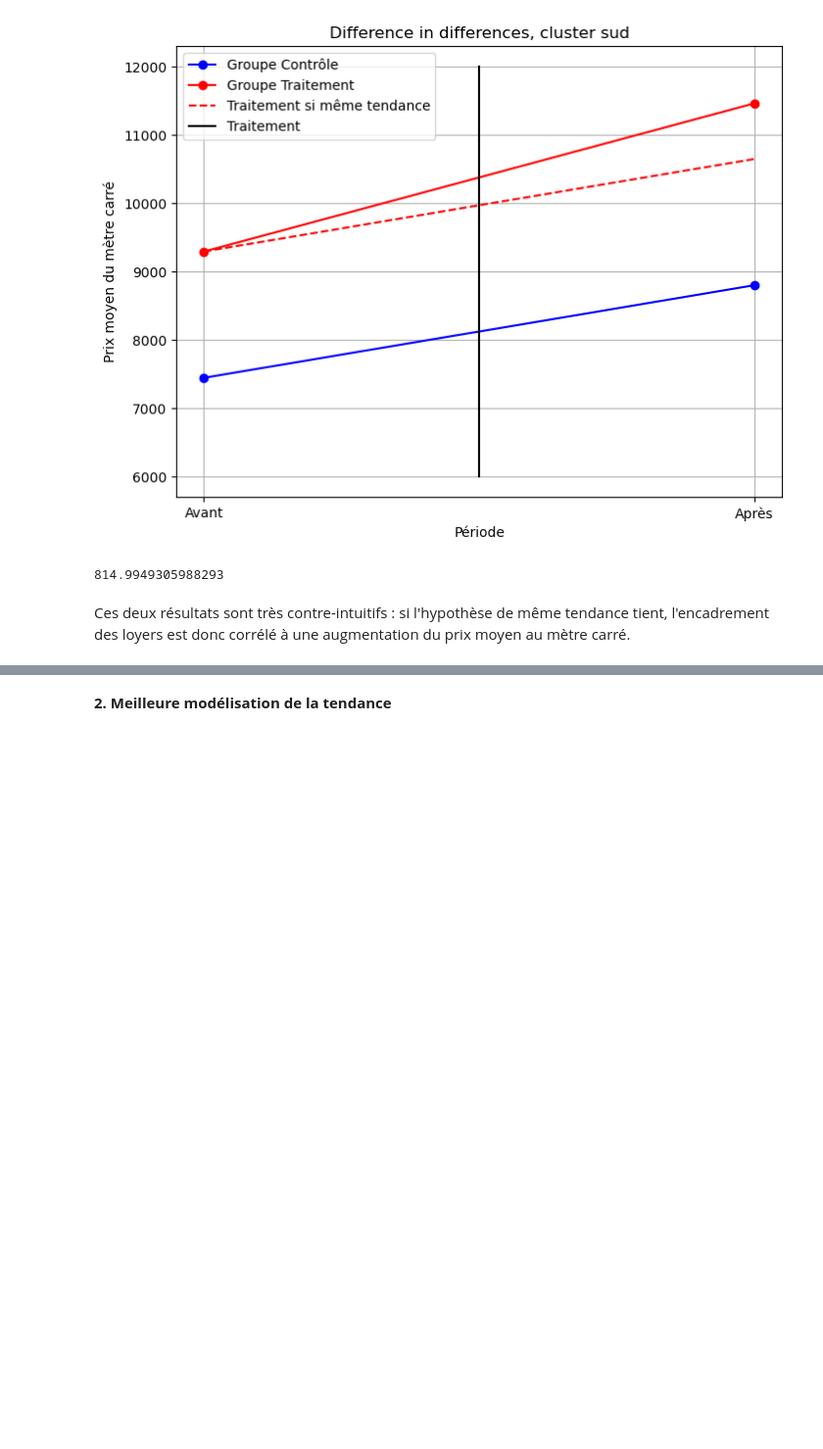
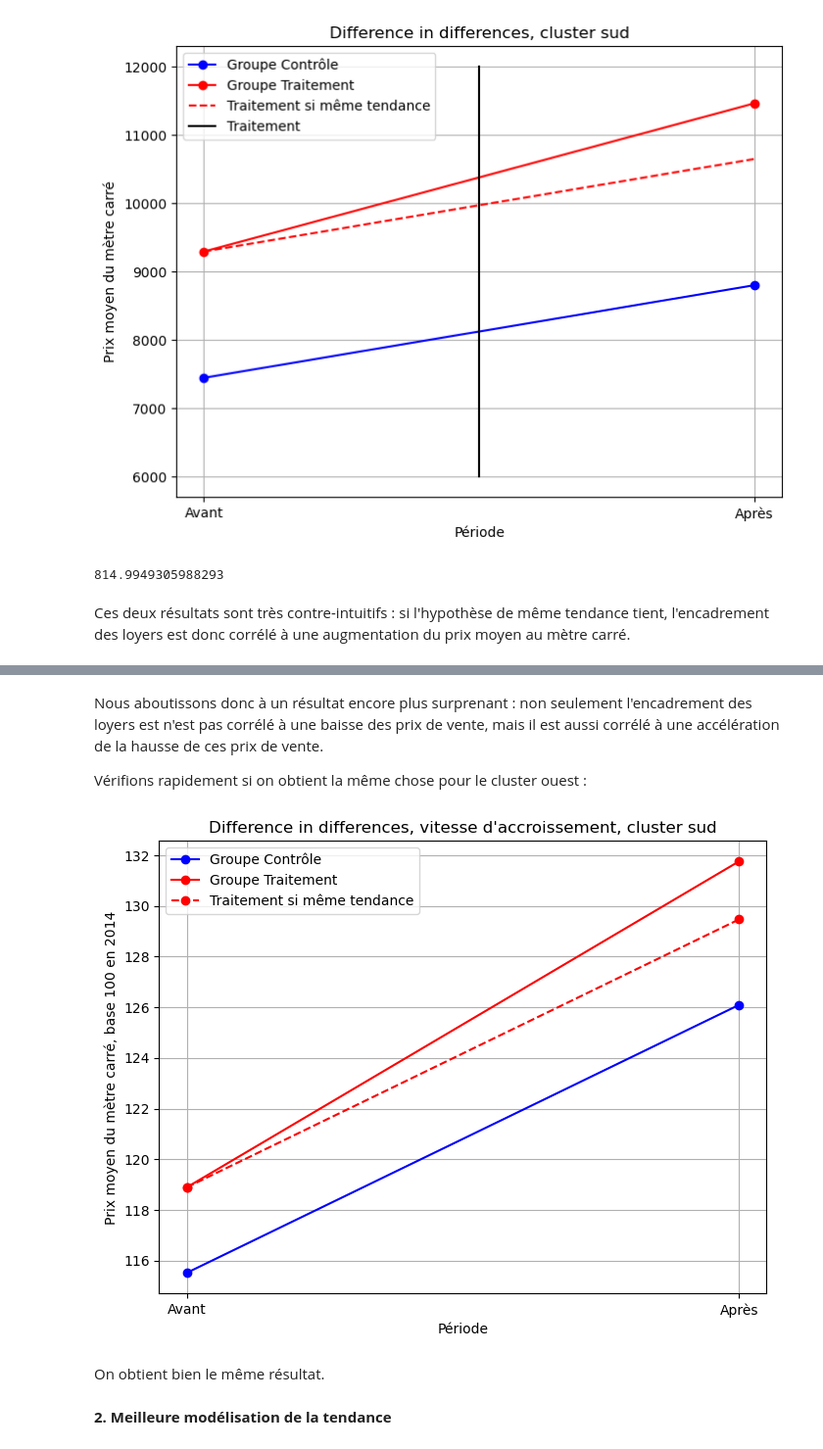
Before and after one commit to CaroLebrun/projet-python-2A, a Jupyter notebook: main.ipynb, the cells around one changed output, grey strips where cells are left out. Shown at 98% size. Saved outputs shown, nothing was run; the diff lists cells and outputs as text; code cells hidden in the pictures; blank space fills up the shorter version.

```diff
--- a/main.ipynb
+++ b/main.ipynb
@@ -1024,6 +1098,3 @@ print((p2-p1)-(s2-s1))
 814.9949305988293
 # %% [markdown]
 Ces deux résultats sont très contre-intuitifs : si l'hypothèse de même tendance tient, l'encadrement des loyers est donc corrélé à une augmentation du prix moyen au mètre carré.
-# %%
-crtl_ouest = crtl_ouest[crtl_ouest['anneemut'].isin(["2021", '2020', '2019'])]
-trtm_ouest = trtm_ouest[trtm_ouest['anneemut'].isin(["2021", '2020', '2019'])]
@@ -1030,3 +1160,50 @@ trtm_ouest = trtm_ouest[trtm_ouest['anneemut'].isin(["2021", '2020', '2019'])]
+# %% [markdown]
+Nous aboutissons donc à un résultat encore plus surprenant : non seulement l'encadrement des loyers est n'est pas corrélé à une baisse des prix de vente, mais il est aussi corrélé à une accélération de la hausse de ces prix de vente.
+
+Vérifions rapidement si on obtient la même chose pour le cluster ouest :
+# %%
+#Définition de la base 100
+base_100_crtl = crtl_ouest[crtl_ouest['anneemut']=='2014']['prix_m2'].mean()
+base_100_trtm = trtm_ouest[trtm_ouest['anneemut']=='2014']['prix_m2'].mean()
+
+#Calcul de la hausse en 2018 - 2019
+df_pre_crtl_ouest = crtl_ouest[crtl_ouest['anneemut'].isin(['2018', '2019']) & crtl_ouest['periode']==0]
+df_pre_trtm_ouest = trtm_ouest[trtm_ouest['anneemut'].isin(['2018', '2019']) & trtm_ouest['periode']==0]
+
+hausse_pre_crtl_ouest = df_pre_crtl_ouest['prix_m2'].mean() * 100 / base_100_crtl
+hausse_pre_trtm_ouest = df_pre_trtm_ouest['prix_m2'].mean() * 100 / base_100_trtm
+
+#Calcul de la hausse en 2019 - 2020
+df_post_crtl_ouest = crtl_ouest[crtl_ouest['anneemut'].isin(['2020', '2019']) & crtl_ouest['periode']==1]
+df_post_trtm_ouest = trtm_ouest[trtm_ouest['anneemut'].isin(['2020', '2019']) & trtm_ouest['periode']==1]
+
+hausse_post_crtl_ouest = df_post_crtl_ouest['prix_m2'].mean() * 100 / base_100_crtl
+hausse_post_trtm_ouest = df_post_trtm_ouest['prix_m2'].mean() * 100 / base_100_trtm
+
+
+periode = ['Avant', 'Après']
+
+# Création du graphique
+plt.figure(figsize=(8, 6))
+
+plt.plot(periode, [hausse_pre_crtl_ouest, hausse_post_crtl_ouest], marker='o', label='Groupe Contrôle', color='blue')
+plt.plot(periode, [hausse_pre_trtm_ouest, hausse_post_trtm_ouest], marker='o', label='Groupe Traitement', color='red')
+plt.plot(periode, [hausse_pre_trtm_ouest, hausse_pre_trtm_ouest + (hausse_post_crtl_ouest - hausse_pre_crtl_ouest)], linestyle='--',marker='o', label='Traitement si même tendance', color='red')
+#plt.plot([0.5, 0.5], [6000,12000], label='Traitement', color='black')
+
+
+plt.xlabel('Période')
+plt.ylabel('Prix moyen du mètre carré, base 100 en 2014')
+plt.title('Difference in differences, vitesse d\'accroissement, cluster sud')
+plt.legend()
+
+# Afficher le graphique
+plt.grid(True)
+plt.show()
+# %% [output]
+[figure, added]
+# %% [markdown]
+On obtient bien le même résultat.
 # %% [markdown]
 **2. Meilleure modélisation de la tendance**
 # %% [markdown]
```
Also changed, not shown: parts of 32 cells of this notebook.
